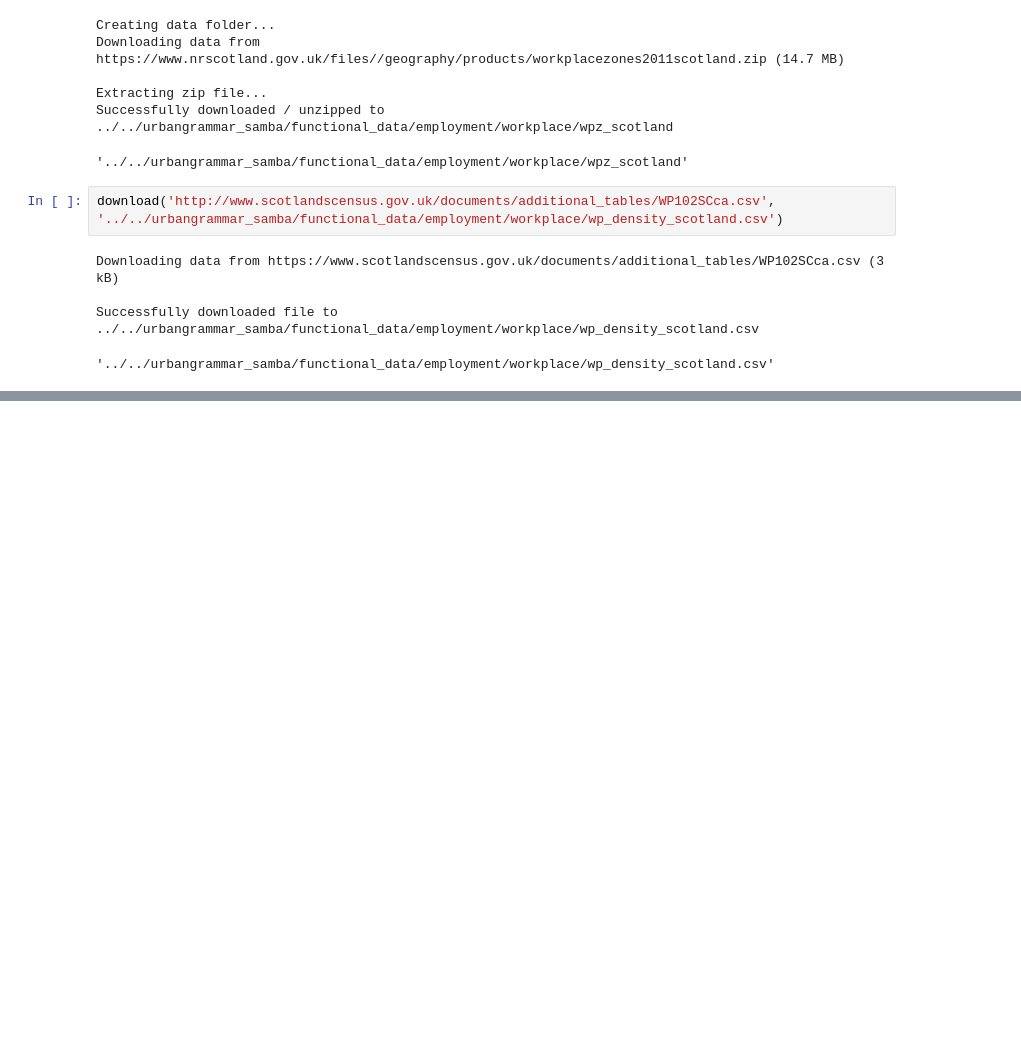
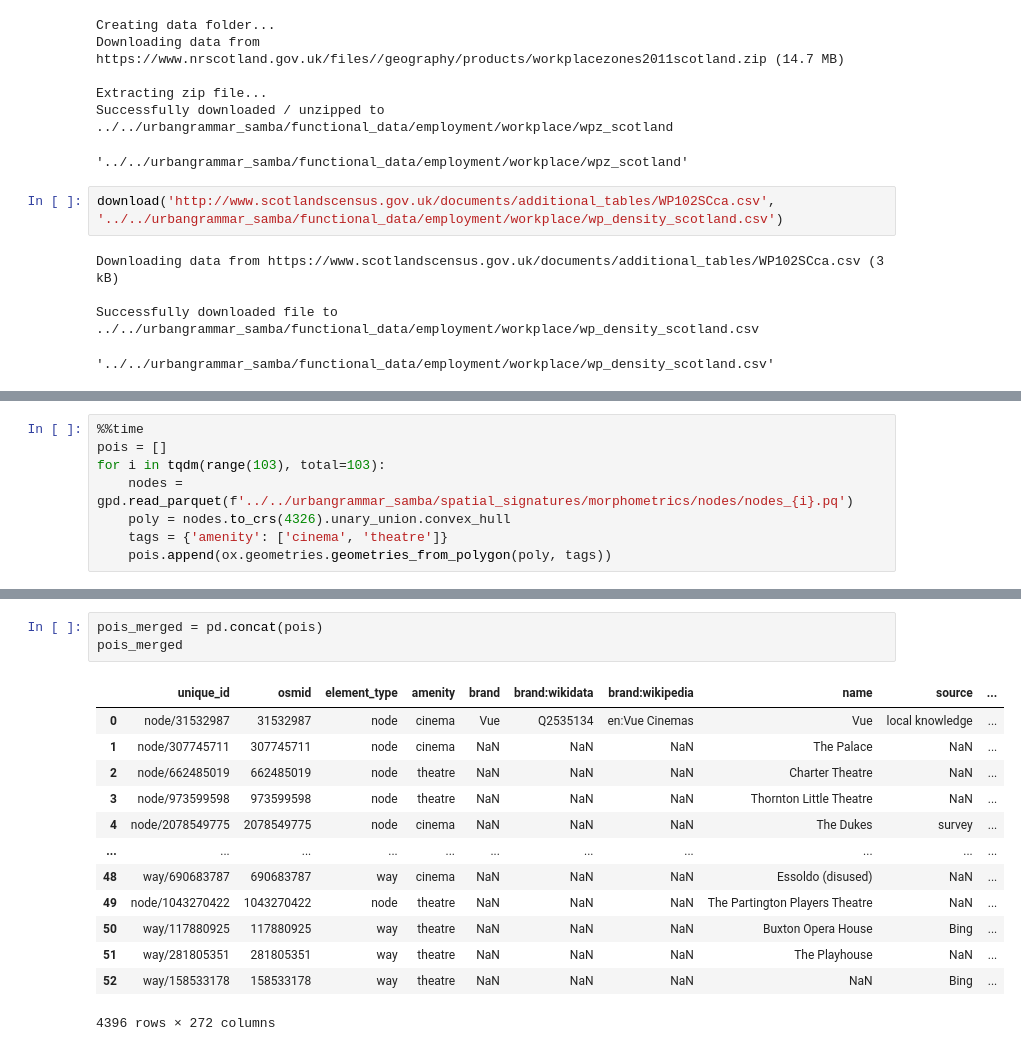
Before and after one commit to urbangrammarai/data_processing, a Jupyter notebook: functional_data/fetch_data.ipynb, the cells around one changed output, grey strips where cells are left out. Saved outputs shown, nothing was run; the diff lists cells and outputs as text; blank space fills up the shorter version.

```diff
--- a/functional_data/fetch_data.ipynb
+++ b/functional_data/fetch_data.ipynb
@@ -482,0 +489,8 @@ Successfully downloaded file to ../../urbangrammar_samba/functional_data/employm
+# %%
+%%time
+pois = []
+for i in tqdm(range(103), total=103):
+    nodes = gpd.read_parquet(f'../../urbangrammar_samba/spatial_signatures/morphometrics/nodes/nodes_{i}.pq')
+    poly = nodes.to_crs(4326).unary_union.convex_hull
+    tags = {'amenity': ['cinema', 'theatre']}
+    pois.append(ox.geometries.geometries_from_polygon(poly, tags))
@@ -482,0 +500,17 @@ Successfully downloaded file to ../../urbangrammar_samba/functional_data/employm
+# %%
+pois_merged = pd.concat(pois)
+pois_merged
+# %% [output]
+|  | unique_id | osmid | element_type | amenity | brand | brand:wikidata | brand:wikipedia | name | source | ... |
+| 0 | node/31532987 | 31532987 | node | cinema | Vue | Q2535134 | en:Vue Cinemas | Vue | local knowledge | ... |
+| 1 | node/307745711 | 307745711 | node | cinema | NaN | NaN | NaN | The Palace | NaN | ... |
+| 2 | node/662485019 | 662485019 | node | theatre | NaN | NaN | NaN | Charter Theatre | NaN | ... |
+| 3 | node/973599598 | 973599598 | node | theatre | NaN | NaN | NaN | Thornton Little Theatre | NaN | ... |
+| 4 | node/2078549775 | 2078549775 | node | cinema | NaN | NaN | NaN | The Dukes | survey | ... |
+| ... | ... | ... | ... | ... | ... | ... | ... | ... | ... | ... |
+| 48 | way/690683787 | 690683787 | way | cinema | NaN | NaN | NaN | Essoldo (disused) | NaN | ... |
+| 49 | node/1043270422 | 1043270422 | node | theatre | NaN | NaN | NaN | The Partington Players Theatre | NaN | ... |
+| 50 | way/117880925 | 117880925 | way | theatre | NaN | NaN | NaN | Buxton Opera House | Bing | ... |
+| 51 | way/281805351 | 281805351 | way | theatre | NaN | NaN | NaN | The Playhouse | NaN | ... |
+| 52 | way/158533178 | 158533178 | way | theatre | NaN | NaN | NaN | NaN | Bing | ... |
+4396 rows × 272 columns
```
Also changed, not shown: parts of 5 cells of this notebook.
